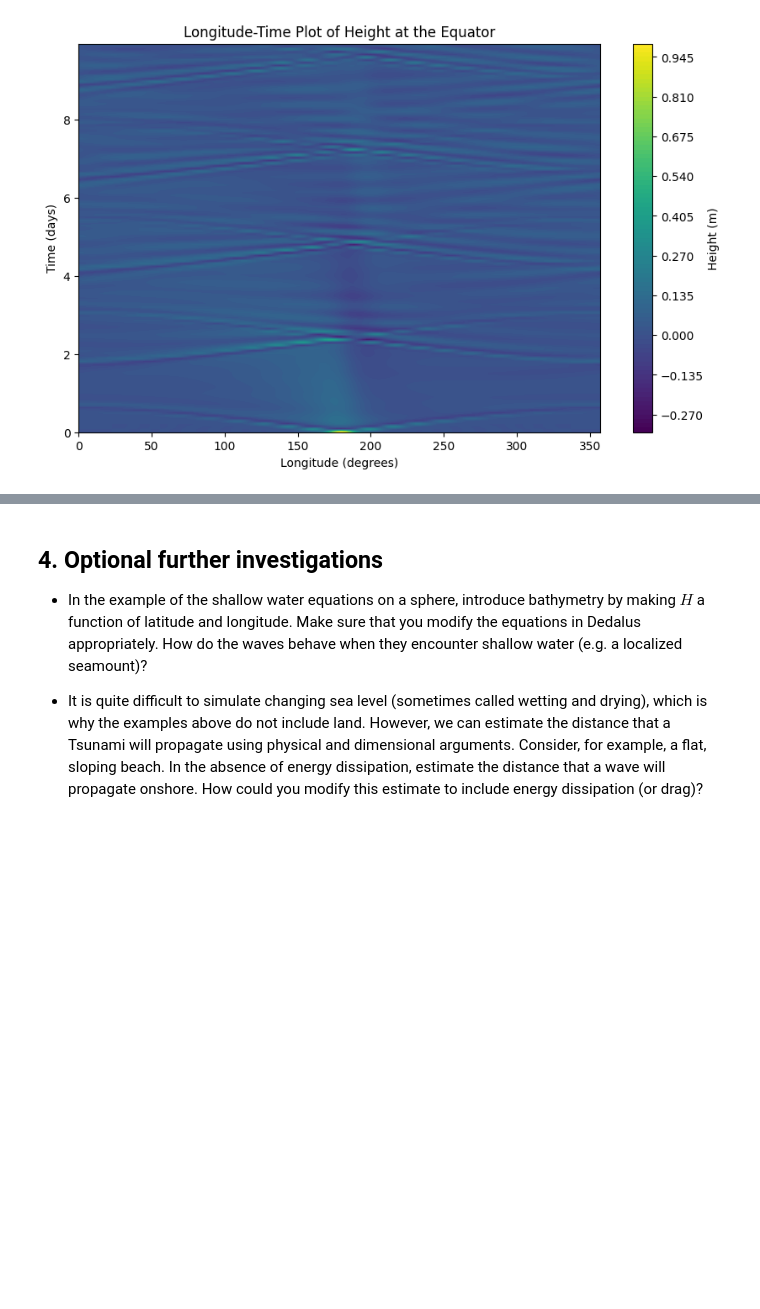
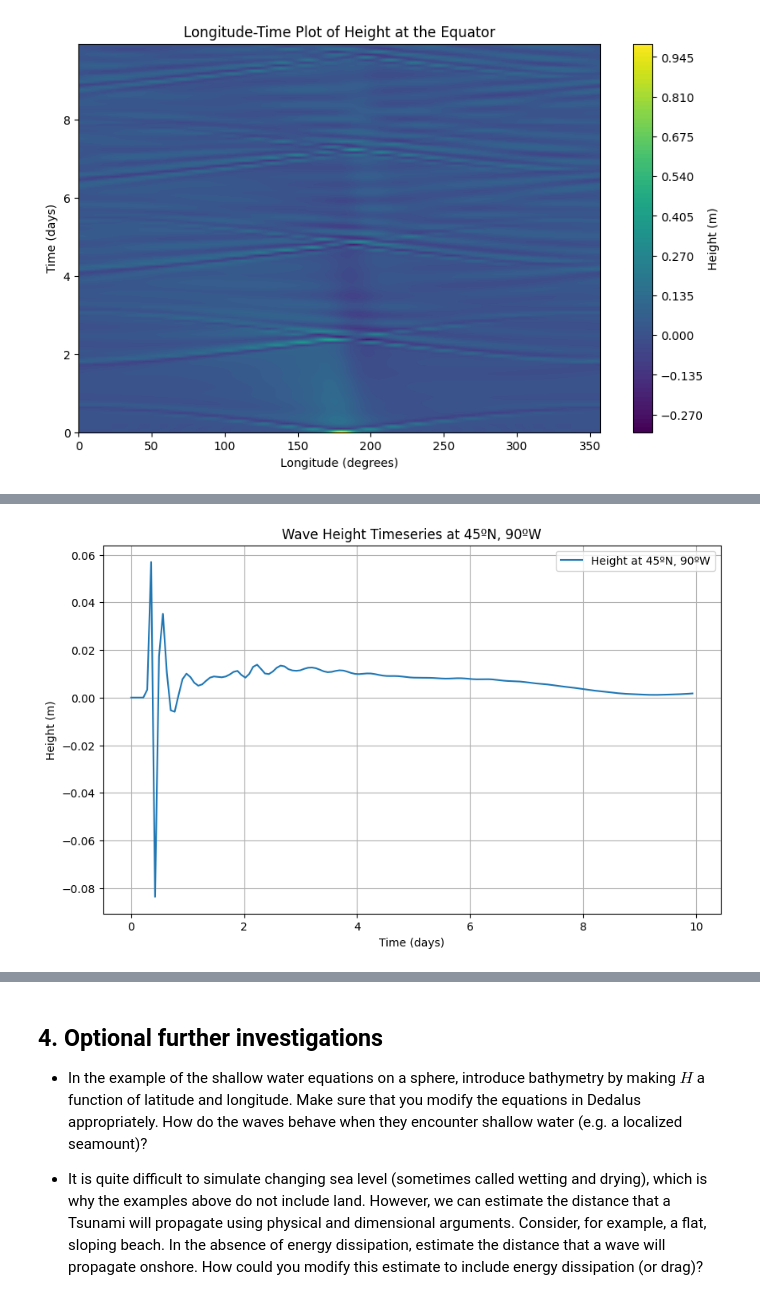
Before and after one commit to StarYuxinChen/QCES, a Jupyter notebook: Project3_tsunami.ipynb, the cells around one changed output, grey strips where cells are left out. Saved outputs shown, nothing was run; the diff lists cells and outputs as text; code cells hidden in the pictures; blank space fills up the shorter version.

```diff
--- a/Project3_tsunami.ipynb
+++ b/Project3_tsunami.ipynb
@@ -1071,0 +1052,30 @@ INFO:subsystems:Building subproblem matrices 35/63 (~56%) Elapsed: 1s, Remaining
+# %%
+# Convert t_save to a NumPy array
+t_save = np.array(t_save)
+
+# Define the target location for the virtual tide gauge
+latitude_target = 45  # Latitude in degrees
+longitude_target = 90  # Longitude in degrees
+
+# Convert to colatitude and longitude in radians
+theta_target = np.radians(90 - latitude_target)  # Colatitude in radians
+phi_target = np.radians(longitude_target)       # Longitude in radians
+
+# Find the closest grid point to the target location
+theta_idx = np.argmin(np.abs(theta - theta_target))
+phi_idx = np.argmin(np.abs(phi - phi_target))
+
+# Extract the time series of the height at the target location
+height_timeseries = h_save[:, phi_idx, theta_idx]
+
+# Plot the time series
+plt.figure(figsize=(10, 6))
+plt.plot(t_save / day, height_timeseries, label='Height at 45ºN, 90ºW')
+plt.xlabel('Time (days)')
+plt.ylabel('Height (m)')
+plt.title('Wave Height Timeseries at 45ºN, 90ºW')
+plt.grid(True)
+plt.legend()
+plt.show()
+# %% [output]
+[figure, added]
```
Also changed, not shown: parts of 16 cells of this notebook.
